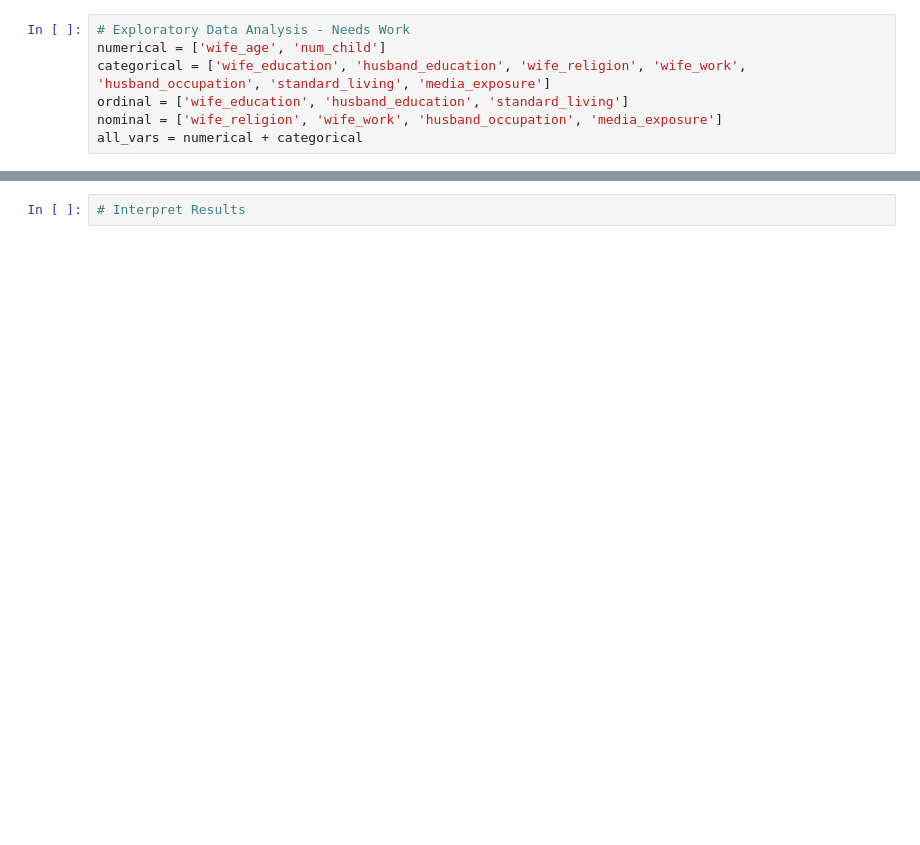
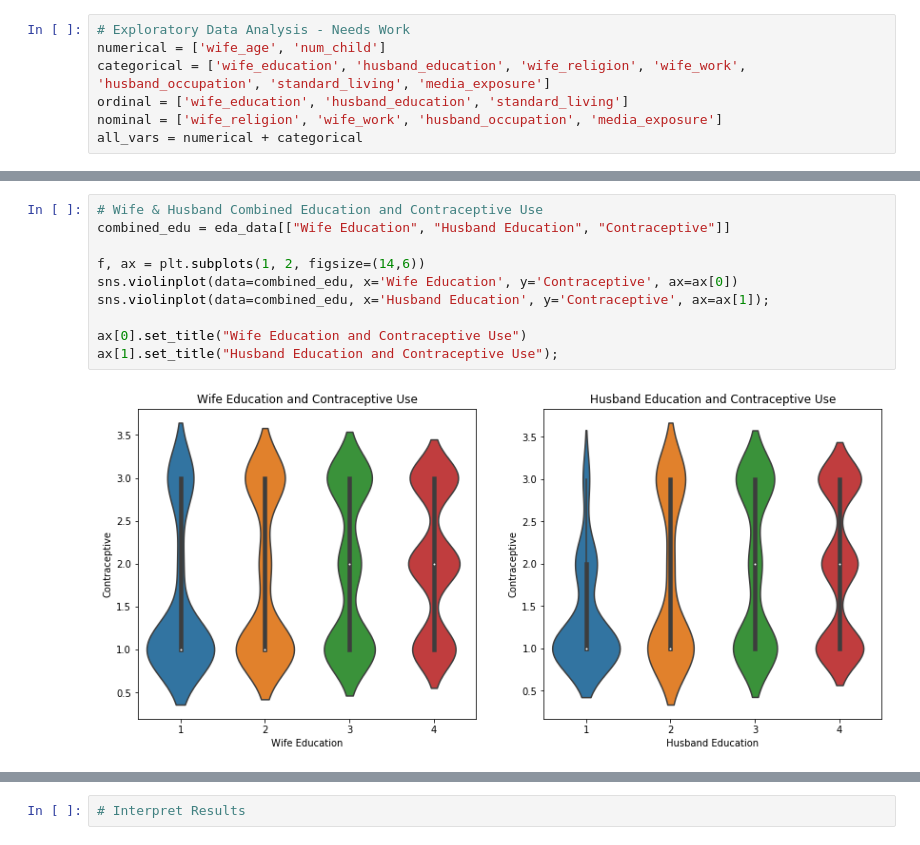
Before and after one commit to RohanChilukuri/Data100FinalProject, a Jupyter notebook: contraceptiveAnalysis.ipynb, the cells around one changed output, grey strips where cells are left out. Drawn from its saved outputs; the diff is of its cells as text; blank space fills up the shorter version.

```diff
--- a/contraceptiveAnalysis.ipynb
+++ b/contraceptiveAnalysis.ipynb
@@ -100,0 +121,12 @@ all_vars = numerical + categorical
+# %%
+# Wife & Husband Combined Education and Contraceptive Use
+combined_edu = eda_data[["Wife Education", "Husband Education", "Contraceptive"]]
+
+f, ax = plt.subplots(1, 2, figsize=(14,6))
+sns.violinplot(data=combined_edu, x='Wife Education', y='Contraceptive', ax=ax[0])
+sns.violinplot(data=combined_edu, x='Husband Education', y='Contraceptive', ax=ax[1]);
+
+ax[0].set_title("Wife Education and Contraceptive Use")
+ax[1].set_title("Husband Education and Contraceptive Use");
+# %% [output]
+[figure, added]
```
Also changed, not shown: parts of 11 cells of this notebook.
